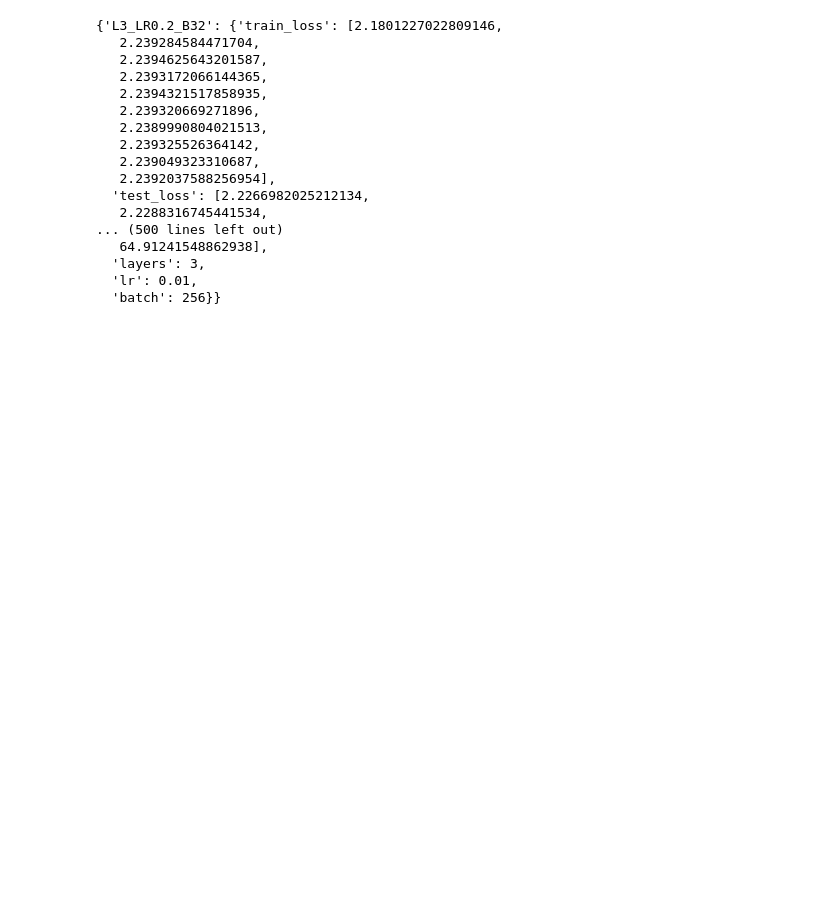
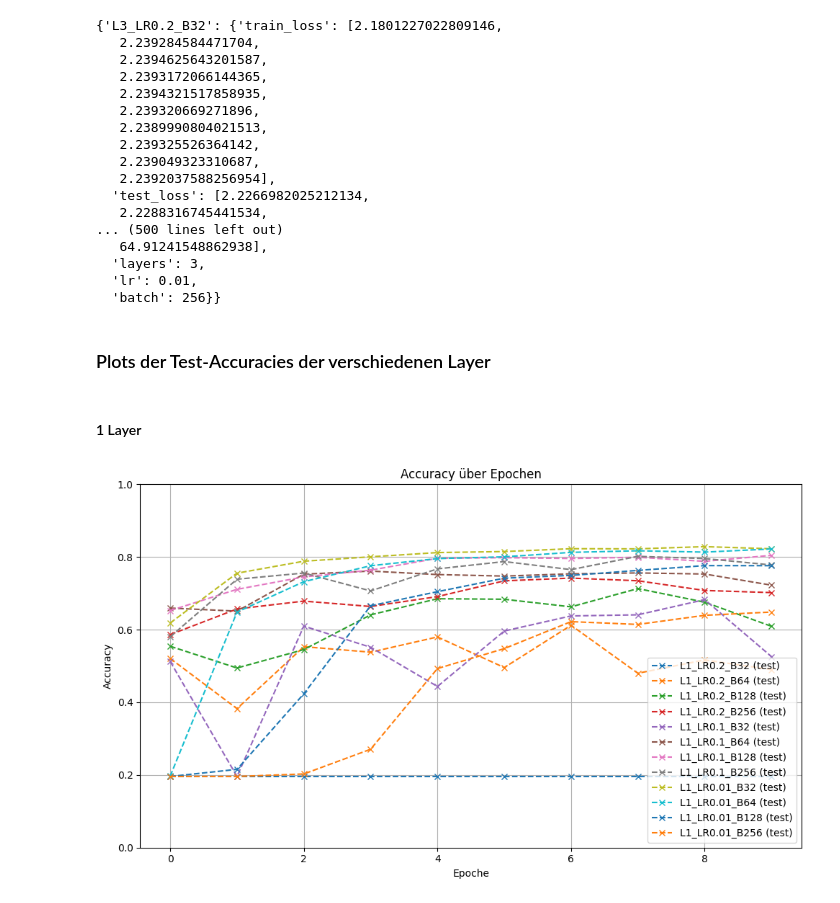
Before and after one commit to Lopo23/CNN, a Jupyter notebook: cnn (1) (1).ipynb, the cells around one changed output. Cells and saved outputs as stored; diff of their text form; code cells hidden in the pictures; blank space fills up the shorter version.

Commit message:
plots

```diff
--- a/cnn (1) (1).ipynb
+++ b/cnn (1) (1).ipynb
@@ -1014,2 +1041,10 @@ def plot_accuracy(
     plt.tight_layout()
     plt.show()
+# %% [markdown]
+### Plots der Test-Accuracies der verschiedenen Layer
+# %% [markdown]
+#### 1 Layer
+# %%
+plot_accuracy(ALL_RESULTS, layers=[1], mode="test")   # nur Test Accuracy
+# %% [output]
+[figure, added]
```
Also changed, not shown: parts of 14 cells of this notebook.
